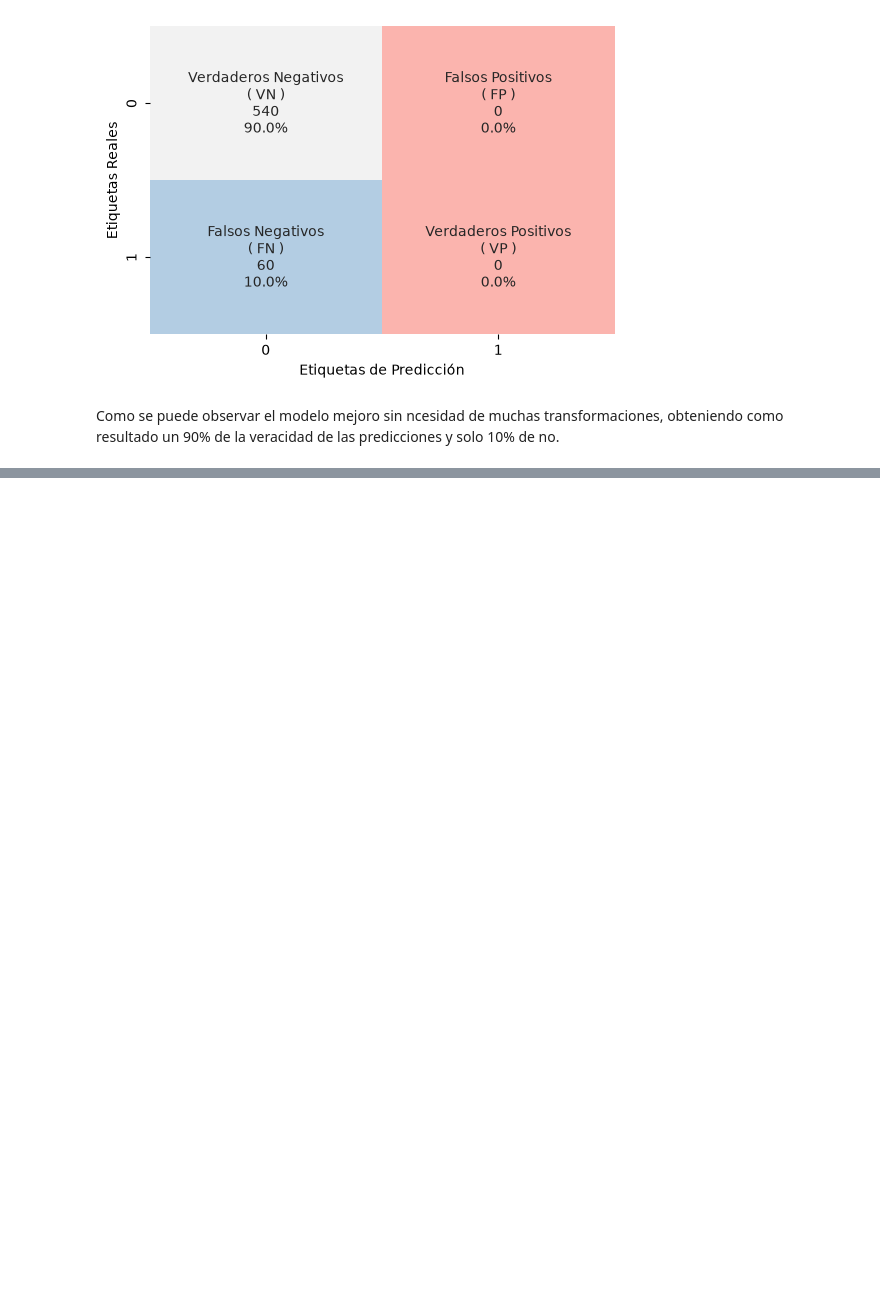
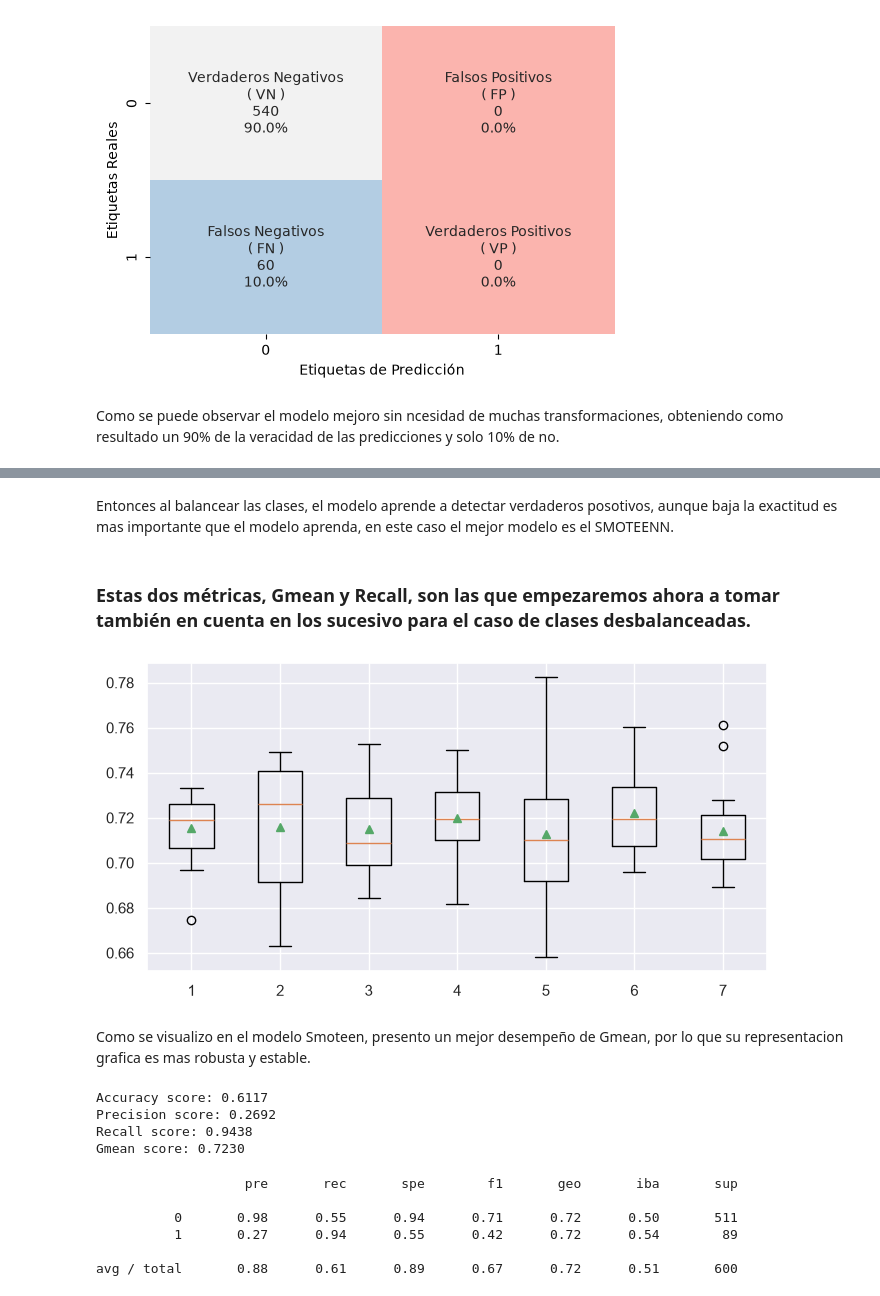
Before and after one commit to pamelatrabajosucr-droid/Clases-no-balanceadas, a Jupyter notebook: ClasesnoBalanceadas.ipynb, the cells around one changed output, grey strips where cells are left out. Drawn from its saved outputs; the diff is of its cells as text; code cells hidden in the pictures; blank space fills up the shorter version.

```diff
--- a/ClasesnoBalanceadas.ipynb
+++ b/ClasesnoBalanceadas.ipynb
@@ -128,0 +442,31 @@ Como se puede observar el modelo mejoro sin ncesidad de muchas transformaciones,
+# %%
+# Generemos de nuevo clases con 85% y 15% de desbalanceo y con un 70% en el conjunto de entrenamiento:
+X,y = mis_conjuntos(2000, 0.85, 0.15)
+X_train, X_val, y_train, y_val = train_test_split(X, y, train_size=0.70, random_state=1)
+
+
+modelosOU, nombres = get_models_underoversampling()
+resultados = list()
+
+for i in range(len(modelosOU)):
+
+  model = LogisticRegression(class_weight='balanced', random_state=5)  # ahora probemos con el argumento "balanced"
+
+  kfold = RepeatedStratifiedKFold(n_splits=5, n_repeats=3)
+
+  pipe = make_pipeline(( modelosOU[i]), ( model))
+
+  metric = {'accuracy':'accuracy', 'recall':'recall', 'gmean':make_scorer(geometric_mean_score) }
+
+  scores = cross_validate(pipe,
+                          X, y,
+                          scoring=metric,
+                          cv=kfold)
+
+  resultados.append(scores)
+
+  print('>> %s:\nmean Accuracy: %.3f \nmean Recall: %.3f  \nGmean: %.3f' % (nombres[i],
+                                                                           np.mean(scores['test_accuracy']),
+                                                                           np.mean(scores['test_recall']),
+                                                                           np.mean(scores['test_gmean'])
+                                                                           ))
@@ -128,0 +491,49 @@ Como se puede observar el modelo mejoro sin ncesidad de muchas transformaciones,
+# %% [markdown]
+Entonces al balancear las clases, el modelo aprende a detectar verdaderos posotivos, aunque baja la exactitud es mas importante que el modelo aprenda, en este caso el mejor modelo es el SMOTEENN.
+# %% [markdown]
+### Estas dos métricas, Gmean y Recall, son las que empezaremos ahora a tomar también en cuenta en los sucesivo para el caso de clases desbalanceadas.
+# %%
+sns.set(rc={'figure.figsize':(8,4)})
+bpGmean = list()
+for i in range(len(resultados)):
+  rr = resultados[i]['test_gmean']
+  bpGmean.append(rr)
+
+plt.boxplot(bpGmean, label=nombres, showmeans=True)
+plt.show()
+# %% [output]
+[figure, added]
+# %% [markdown]
+Como se visualizo en el modelo Smoteen, presento un mejor desempeño de Gmean, por lo que su representacion grafica es mas robusta y estable.
+# %%
+clf = LogisticRegression(class_weight='balanced',
+                         random_state=1 )
+
+kfold = RepeatedStratifiedKFold(n_splits=5, n_repeats=3)
+
+mOU = SMOTEENN()
+
+pipe = make_pipeline(( mOU), ( model))
+
+pipe.fit(X_train,y_train)
+
+yhat = pipe.predict(X_val)
+
+print('Accuracy score: %.4f' % pipe.score(X_val, y_val))
+print('Precision score: %.4f' % precision_score(y_val, yhat))
+print('Recall score: %.4f' % recall_score(y_val, yhat))
+print('Gmean score: %.4f' % geometric_mean_score(y_val, yhat))
+# %% [output]
+Accuracy score: 0.6117
+Precision score: 0.2692
+Recall score: 0.9438
+Gmean score: 0.7230
+# %%
+print(classification_report_imbalanced(y_val,yhat))
+# %% [output]
+                   pre       rec       spe        f1       geo       iba       sup
+
+          0       0.98      0.55      0.94      0.71      0.72      0.50       511
+          1       0.27      0.94      0.55      0.42      0.72      0.54        89
+
+avg / total       0.88      0.61      0.89      0.67      0.72      0.51       600
```
Also changed, not shown: parts of 32 cells of this notebook.
